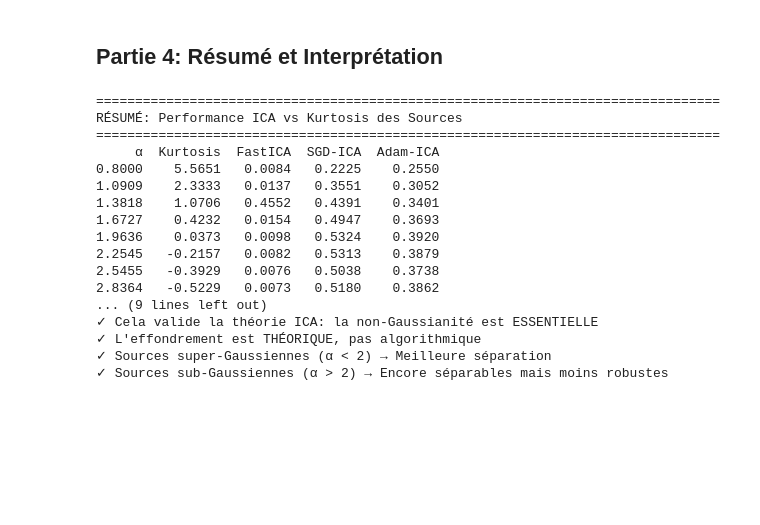
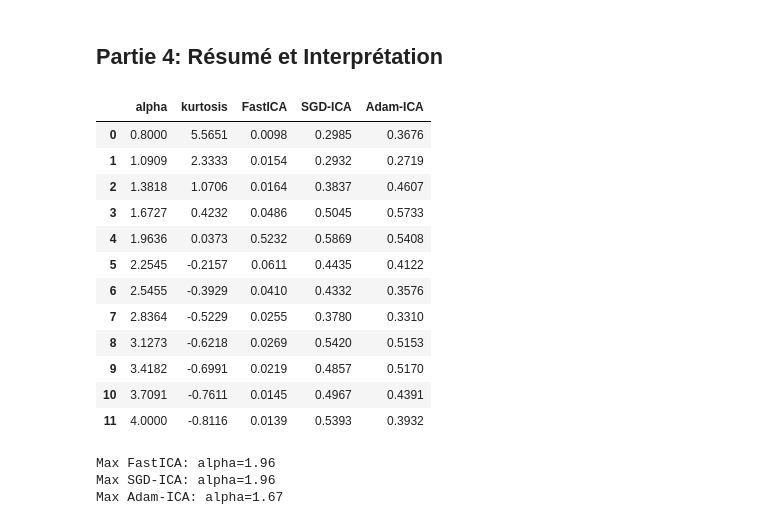
Before and after one commit to Abdoulaye-reader/ICA-Stochastic-Project, a Jupyter notebook: notebooks/gaussian_problem.ipynb, the cells around one changed output. Drawn from its saved outputs; the diff is of its cells as text; code cells hidden in the pictures; blank space fills up the shorter version.

```diff
--- a/notebooks/gaussian_problem.ipynb
+++ b/notebooks/gaussian_problem.ipynb
@@ -237,44 +191,40 @@ print("✓ Résultats tracés")
 # %% [markdown]
 ## Partie 4: Résumé et Interprétation
 # %%
-## Tableau Résumé
+# Tableau récapitulatif
+
 df = pd.DataFrame({
-    'α': results_all['alpha'],
-    'Kurtosis': results_all['kurtosis'],
+    'alpha': results_all['alpha'],
+    'kurtosis': results_all['kurtosis'],
     'FastICA': results_all['fastica'],
     'SGD-ICA': results_all['sgd'],
     'Adam-ICA': results_all['adam']
 })
 
-print("\n" + "="*80)
-print("RÉSUMÉ: Performance ICA vs Kurtosis des Sources")
-print("="*80)
-print(df.round(4).to_string(index=False))
+display(df.round(4))
 
-print("\n" + "="*80)
-print("POINTS CLÉS")
-print("="*80)
-print("✓ Tous les algos se dégradent quand α → 2 (Gaussienne)")
-print("✓ Cela valide la théorie ICA: la non-Gaussianité est ESSENTIELLE")
-print("✓ L'effondrement est THÉORIQUE, pas algorithmique")
-print("✓ Sources super-Gaussiennes (α < 2) → Meilleure séparation")
-print("✓ Sources sub-Gaussiennes (α > 2) → Encore séparables mais moins robustes")
+idx_fastica = int(np.nanargmax(results_all['fastica']))
+idx_sgd = int(np.nanargmax(results_all['sgd']))
+idx_adam = int(np.nanargmax(results_all['adam']))
+
+print(f"Max FastICA: alpha={results_all['alpha'][idx_fastica]:.2f}")
+print(f"Max SGD-ICA: alpha={results_all['alpha'][idx_sgd]:.2f}")
+print(f"Max Adam-ICA: alpha={results_all['alpha'][idx_adam]:.2f}")
 # %% [output]
+|  | alpha | kurtosis | FastICA | SGD-ICA | Adam-ICA |
+| 0 | 0.8000 | 5.5651 | 0.0098 | 0.2985 | 0.3676 |
+| 1 | 1.0909 | 2.3333 | 0.0154 | 0.2932 | 0.2719 |
+| 2 | 1.3818 | 1.0706 | 0.0164 | 0.3837 | 0.4607 |
+| 3 | 1.6727 | 0.4232 | 0.0486 | 0.5045 | 0.5733 |
+| 4 | 1.9636 | 0.0373 | 0.5232 | 0.5869 | 0.5408 |
+| 5 | 2.2545 | -0.2157 | 0.0611 | 0.4435 | 0.4122 |
+| 6 | 2.5455 | -0.3929 | 0.0410 | 0.4332 | 0.3576 |
+| 7 | 2.8364 | -0.5229 | 0.0255 | 0.3780 | 0.3310 |
+| 8 | 3.1273 | -0.6218 | 0.0269 | 0.5420 | 0.5153 |
+| 9 | 3.4182 | -0.6991 | 0.0219 | 0.4857 | 0.5170 |
+| 10 | 3.7091 | -0.7611 | 0.0145 | 0.4967 | 0.4391 |
+| 11 | 4.0000 | -0.8116 | 0.0139 | 0.5393 | 0.3932 |
-================================================================================
-RÉSUMÉ: Performance ICA vs Kurtosis des Sources
-================================================================================
-     α  Kurtosis  FastICA  SGD-ICA  Adam-ICA
-0.8000    5.5651   0.0084   0.2225    0.2550
-1.0909    2.3333   0.0137   0.3551    0.3052
-1.3818    1.0706   0.4552   0.4391    0.3401
-1.6727    0.4232   0.0154   0.4947    0.3693
-1.9636    0.0373   0.0098   0.5324    0.3920
-2.2545   -0.2157   0.0082   0.5313    0.3879
-2.5455   -0.3929   0.0076   0.5038    0.3738
-2.8364   -0.5229   0.0073   0.5180    0.3862
-... (9 lines left out)
-✓ Cela valide la théorie ICA: la non-Gaussianité est ESSENTIELLE
-✓ L'effondrement est THÉORIQUE, pas algorithmique
-✓ Sources super-Gaussiennes (α < 2) → Meilleure séparation
-✓ Sources sub-Gaussiennes (α > 2) → Encore séparables mais moins robustes
+Max FastICA: alpha=1.96
+Max SGD-ICA: alpha=1.96
+Max Adam-ICA: alpha=1.67
 # %% [markdown]
```
Also changed, not shown: parts of 13 cells of this notebook, 2 other files.
